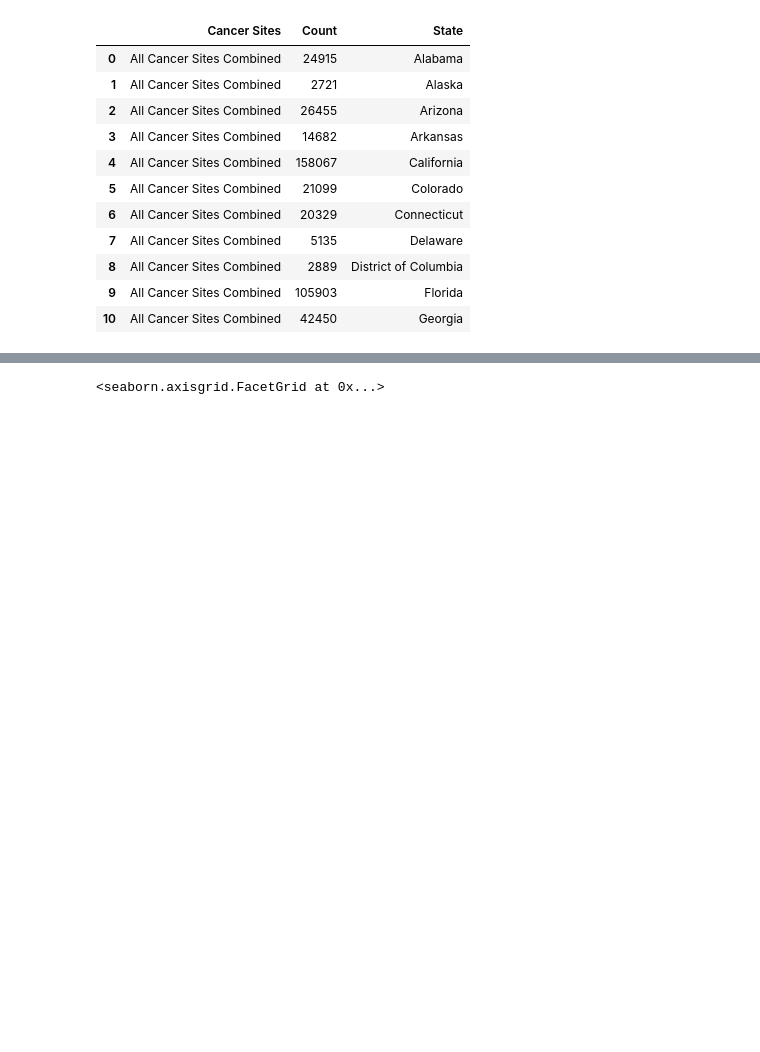
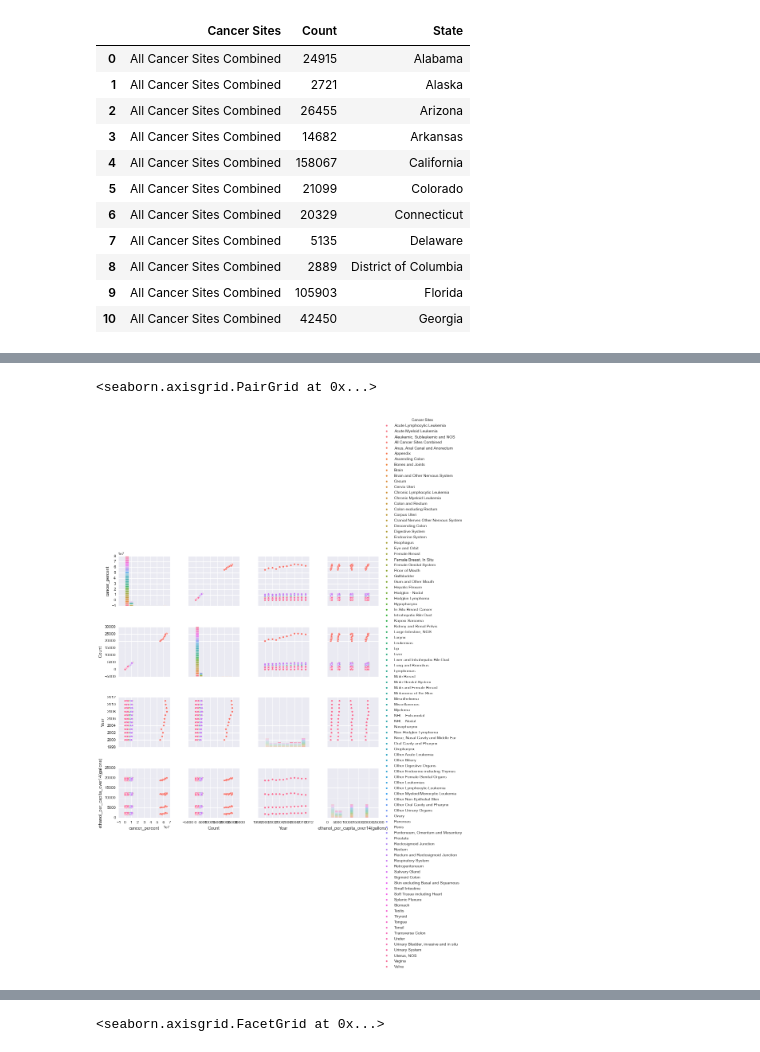
Before and after one commit to caramelslice/GA_Projects, a Jupyter notebook: project1/alcohol_ds_project1.ipynb, the cells around one changed output, grey strips where cells are left out. Cells and saved outputs as stored; diff of their text form; code cells hidden in the pictures; blank space fills up the shorter version.

```diff
--- a/project1/alcohol_ds_project1.ipynb
+++ b/project1/alcohol_ds_project1.ipynb
@@ -266,0 +367,8 @@ cancer_dataset_allcancer
+# %%
+#import seaborn as sns
+sns.set(style="ticks")
+
+#df = sns.load_dataset("merged_alabama")
+sns.lmplot("Year", "cancer_percent", col="Cancer Sites", hue="Cancer Sites", data=merged_alabama,
+           col_wrap=2, ci=None, palette="muted", size=4,
+           scatter_kws={"s": 50, "alpha": 1})
@@ -266,0 +378,7 @@ cancer_dataset_allcancer
+# %%
+sns.set()
+
+sns.pairplot(merged_alabama,hue="Cancer Sites",size=2.5)
+# %% [output]
+<seaborn.axisgrid.PairGrid at 0x...>
+[figure, added]
```
Also changed, not shown: parts of 24 cells of this notebook, 17 other files.
